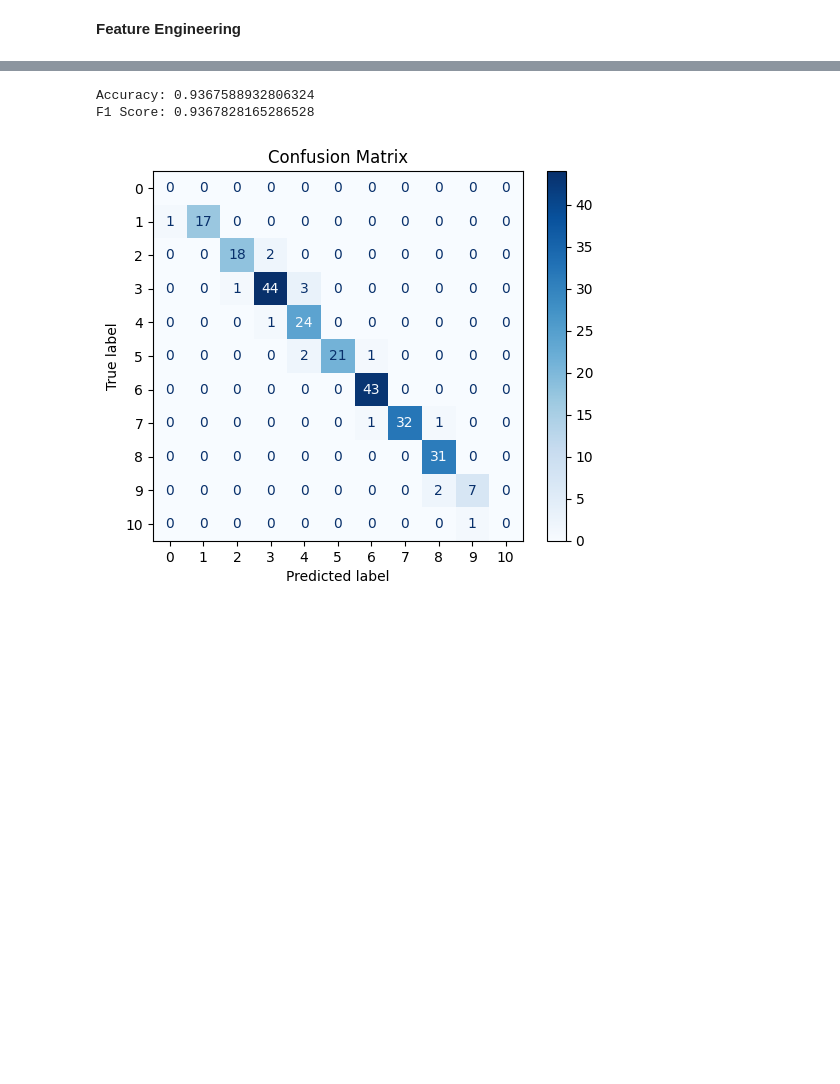
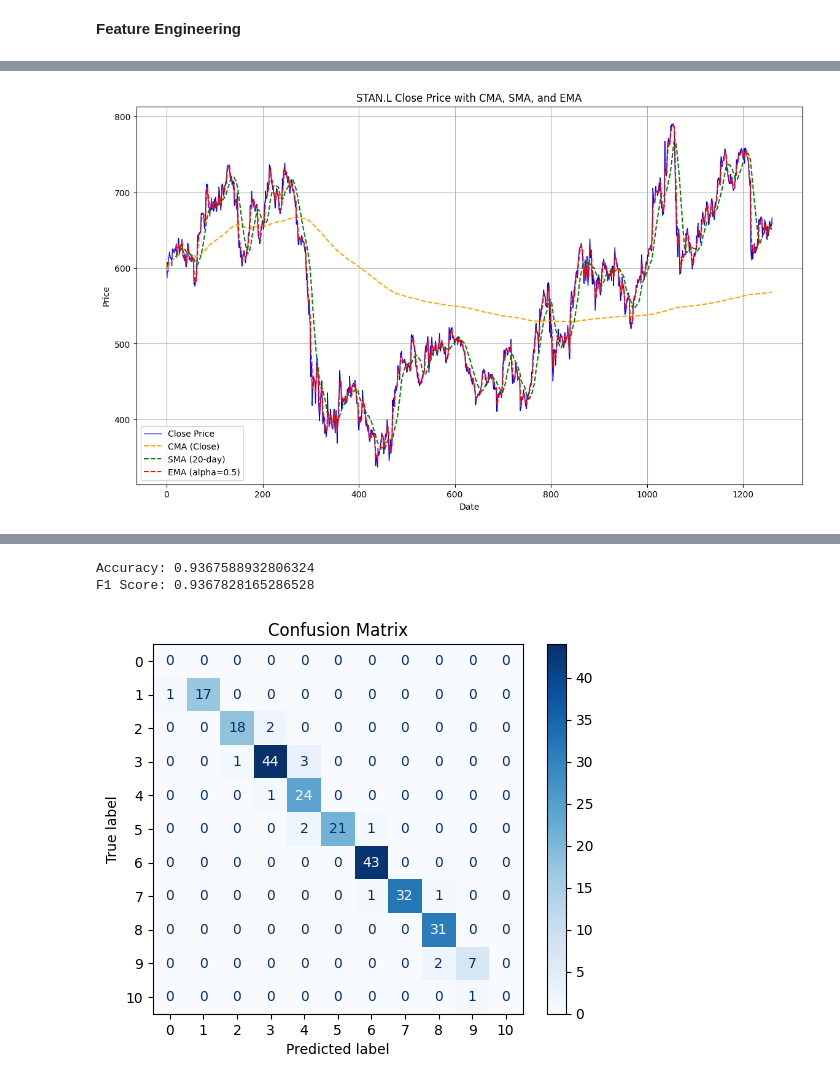
Before and after one commit to Muhammad-Abdullah-Jami/UK_Bank_Stocks_Prediction, a Jupyter notebook: Yfinance.ipynb, the cells around one changed output, grey strips where cells are left out. Saved outputs shown, nothing was run; the diff lists cells and outputs as text; code cells hidden in the pictures; blank space fills up the shorter version.

```diff
--- a/Yfinance.ipynb
+++ b/Yfinance.ipynb
@@ -106,0 +114,42 @@ ValueError: too many values to unpack (expected 3)
+# %%
+#Test feature engeering code
+
+# Define window size and alpha for moving averages
+window_size = 20  # 20-day SMA for example
+alpha = 0.5
+
+# Calculate Cumulative Moving Average (CMA)
+df[('CMA_Close', 'STAN.L')] = df[('Close', 'STAN.L')].expanding().mean()
+
+# Calculate Simple Moving Average (SMA) with a specified window size
+df[('SMA_Close', 'STAN.L')] = df[('Close', 'STAN.L')].rolling(window=window_size).mean()
+
+# Calculate Exponential Moving Average (EMA) with specified alpha
+df[('EMA_Close', 'STAN.L')] = df[('Close', 'STAN.L')].ewm(alpha=alpha, min_periods=window_size).mean()
+# %%
+# Plotting Close prices along with CMA, SMA, and EMA
+plt.figure(figsize=(14, 8))
+
+# Plot the actual Close prices
+plt.plot(df.index, df[('Close', 'STAN.L')], label='Close Price', color='blue', linewidth=1)
+
+# Plot the Cumulative Moving Average (CMA)
+plt.plot(df.index, df[('CMA_Close', 'STAN.L')], label='CMA (Close)', color='orange', linestyle='--')
+
+# Plot the Simple Moving Average (SMA)
+plt.plot(df.index, df[('SMA_Close', 'STAN.L')], label=f'SMA ({window_size}-day)', color='green', linestyle='--')
+
+# Plot the Exponential Moving Average (EMA)
+plt.plot(df.index, df[('EMA_Close', 'STAN.L')], label=f'EMA (alpha={alpha})', color='red', linestyle='--')
+
+# Add titles and labels
+plt.title('STAN.L Close Price with CMA, SMA, and EMA')
+plt.xlabel('Date')
+plt.ylabel('Price')
+plt.legend()
+plt.grid(True)
+
+# Show the plot
+plt.show()
+# %% [output]
+[figure, added]
```
Also changed, not shown: parts of 16 cells of this notebook.
